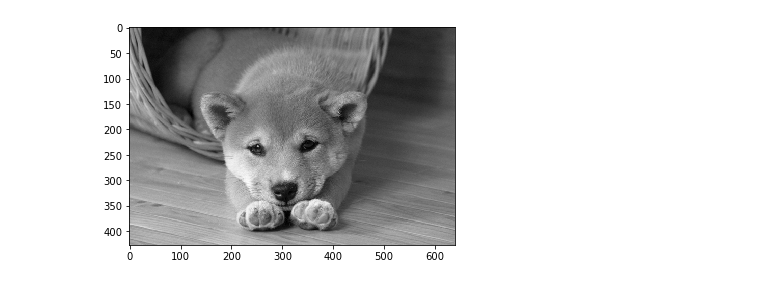
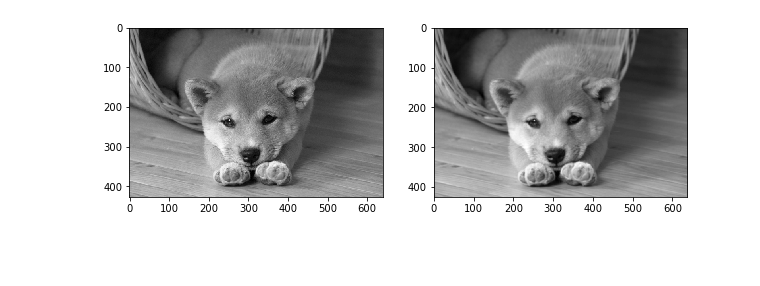
Before and after one commit to supikiti/Image-Recognition-, a Jupyter notebook: chap2/2.3/gaussian_filter.ipynb, the cells around one changed output. Cells and saved outputs as stored; diff of their text form; code cells hidden in the pictures; blank space fills up the shorter version.

```diff
--- a/chap2/2.3/gaussian_filter.ipynb
+++ b/chap2/2.3/gaussian_filter.ipynb
@@ -12,9 +12,36 @@ gray_img.save('sample-gray.jpg')
 height, width = gray_img.size
 # 画像を配列に変換
 img_pixels = np.array([[gray_img.getpixel((j,i)) for j in range(height)] for i in range(width)])
+# %%
+def new_image(img, filt):
+
+    height, width = img_pixels.shape
+
+    new_height = height - filt.shape[0] + 1
+    new_width = width - filt.shape[1] + 1
+
+    new_image = np.ones(new_height * new_width).reshape((new_height, new_width))
+
+    for i in range(new_height):
+        for j in range(new_width):
+            point = img[i : i + filt.shape[0], j : j + filt.shape[1]] * filt
+            new_image[i, j] = np.sum(point, axis=None)
+    return new_image
+# %%
+from math import *
+def gaussian(x, y, sigma):
+    return 1 / (2*pi*sigma**2) * exp(-1 * (x**2 + y**2) / (2*sigma**2))
+sigma = 5.0
+N = 11
+average_filter = np.ones(N**2).reshape((N, N)) / N**2
+gaussian_filter = np.array([gaussian(x-1, y-1, sigma) for x in range(3) for y in range(3)]).reshape((3, 3))
+
+new_image_1 = new_image(img_pixels, gaussian_filter)
 # %%
 import matplotlib.pyplot as plt
-plt.imshow(img_pixels,'gray')
+fig, axes= plt.subplots(1,2, figsize=(10,10))
+axes[0].imshow(img_pixels, 'gray')
+axes[1].imshow(new_image_1, 'gray')
 plt.show()
 # %% [output]
-[figure, old version]
+[figure, new version]
```
Also changed, not shown: parts of 7 cells of this notebook, 4 other files.
